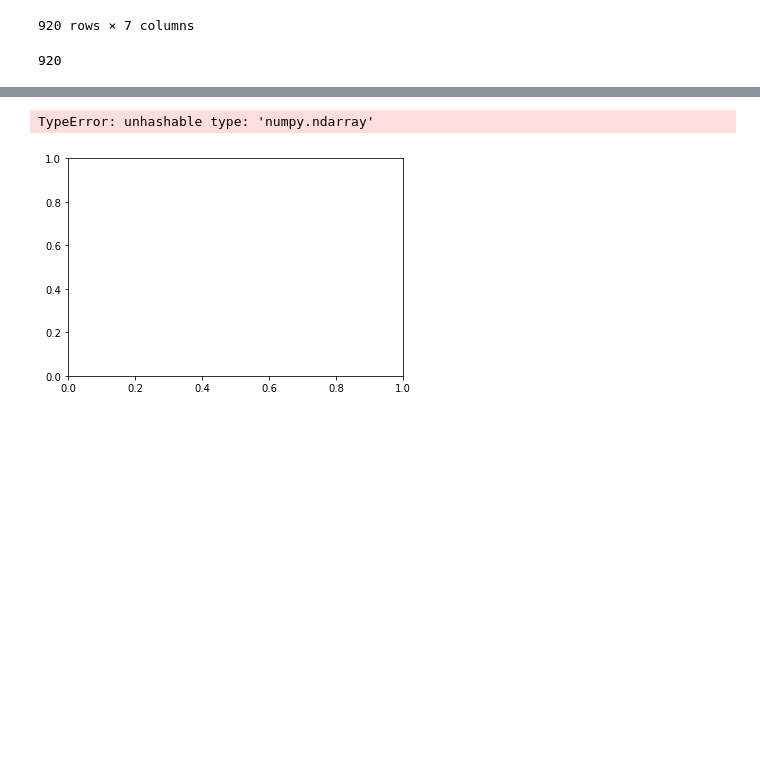
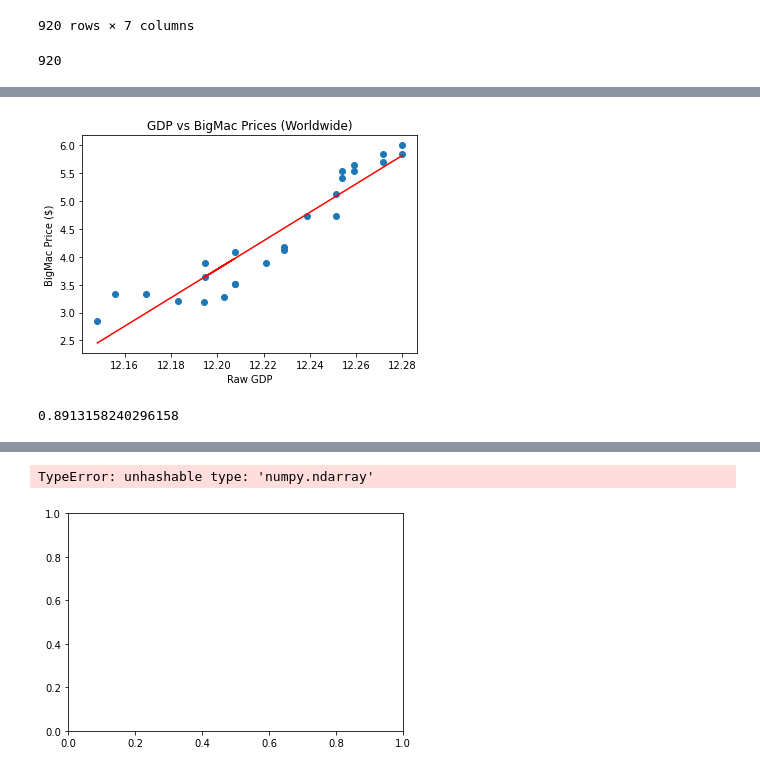
Before and after one commit to bolwerk-b/Final-Project, a Jupyter notebook: machine learning/Machine_Learning_three_regression_models-test.ipynb, the cells around one changed output, grey strips where cells are left out. Cells and saved outputs as stored; diff of their text form; code cells hidden in the pictures; blank space fills up the shorter version.

```diff
--- a/machine learning/Machine_Learning_three_regression_models-test.ipynb
+++ b/machine learning/Machine_Learning_three_regression_models-test.ipynb
@@ -173,0 +211,15 @@ print(rmse)
+# %%
+# Scatter plot including the regression curve
+plt.scatter(X, y)
+plt.plot(X, y_pred, color='red')
+plt.title('GDP vs BigMac Prices (Worldwide)')
+plt.xlabel('Raw GDP')
+plt.ylabel('BigMac Price ($)')
+plt.show()
+# %% [output]
+[figure, added]
+# %%
+# R-square for the model
+print(model.score(X,y))
+# %% [output]
+0.8913158240296158
```
Also changed, not shown: parts of 74 cells of this notebook.
